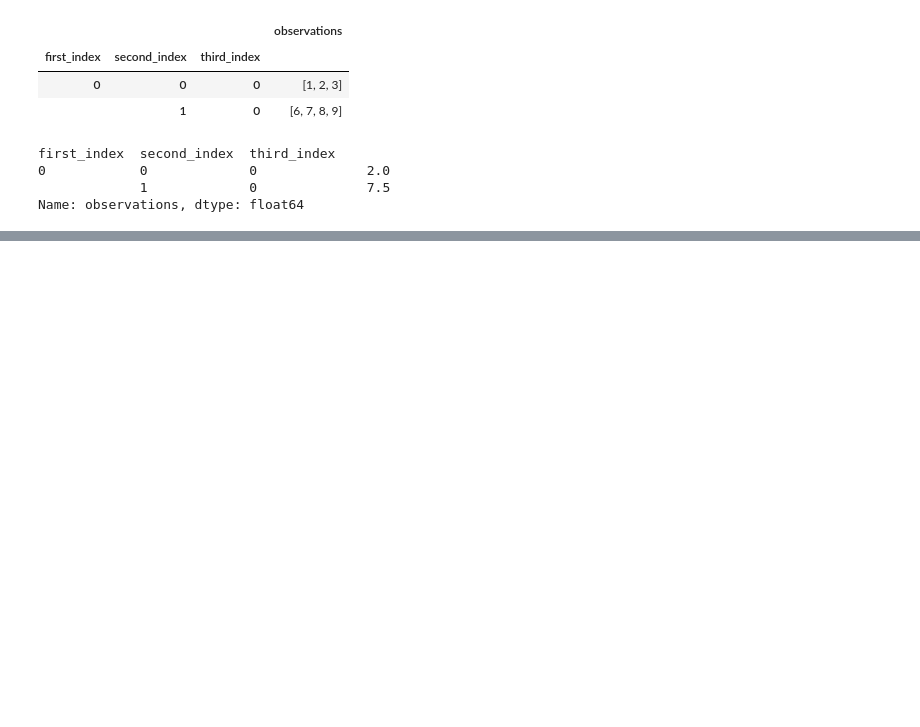
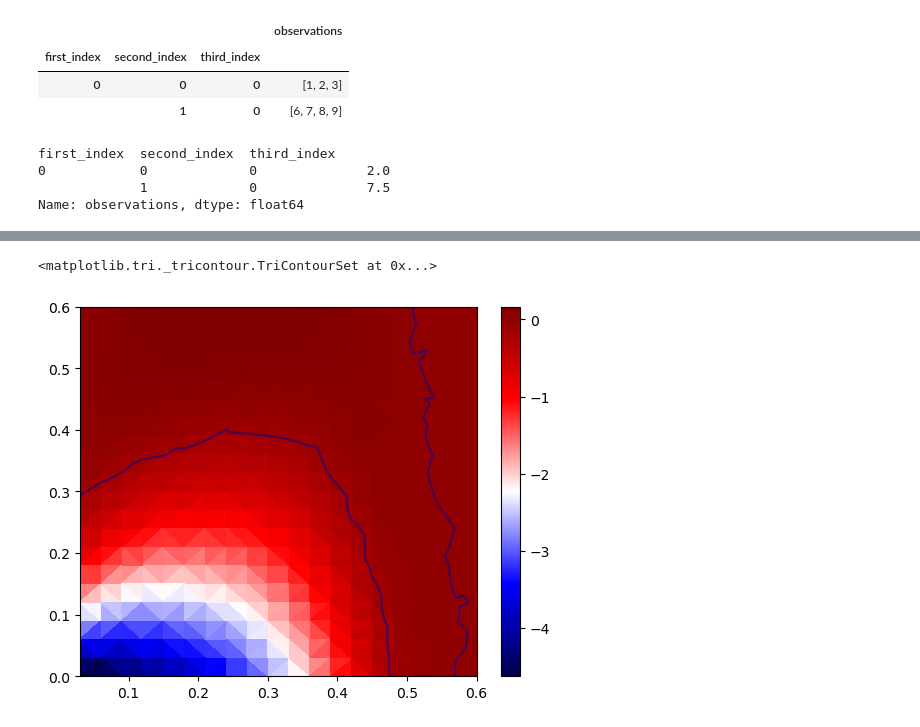
Before and after one commit to hainingpan/control_transition, a Jupyter notebook: combine.ipynb, the cells around one changed output, grey strips where cells are left out. Cells and saved outputs as stored; diff of their text form; code cells hidden in the pictures; blank space fills up the shorter version.

```diff
--- a/combine.ipynb
+++ b/combine.ipynb
@@ -252,0 +274,2 @@ Name: observations, dtype: float64
+# %%
+dd_TMI={L:df.xs(key='TMI',level='Metrics').xs(key=L,level='L')['observations'].apply(lambda obs: sum(obs) / len(obs) if obs else None) for L in [12,16,20]}
@@ -252,0 +284,9 @@ Name: observations, dtype: float64
+# %%
+diff_TMI=(dd_TMI[16]-dd_TMI[20]).dropna()
+# %%
+plt.tripcolor(dd_TMI[20].index.get_level_values('p_ctrl'),dd_TMI[20].index.get_level_values('p_proj'),(dd_TMI[20]),cmap='seismic',)
+plt.colorbar()
+plt.tricontour(diff_TMI.index.get_level_values('p_ctrl'),diff_TMI.index.get_level_values('p_proj'),diff_TMI,levels=[0,],)
+# %% [output]
+<matplotlib.tri._tricontour.TriContourSet at 0x...>
+[figure, added]
```
Also changed, not shown: parts of 24 cells of this notebook.
